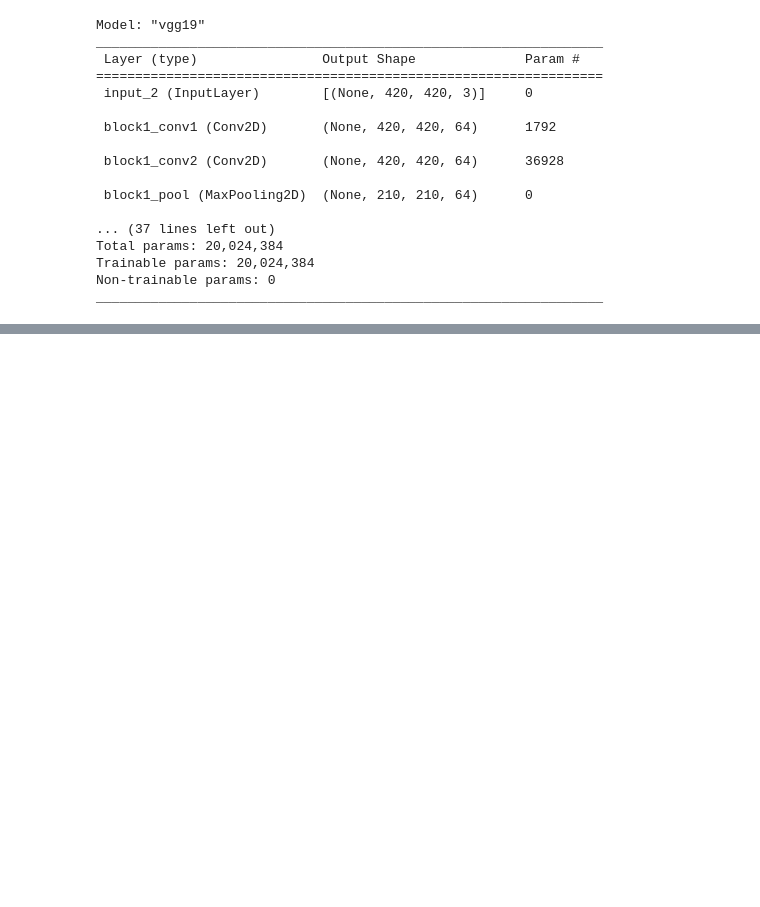
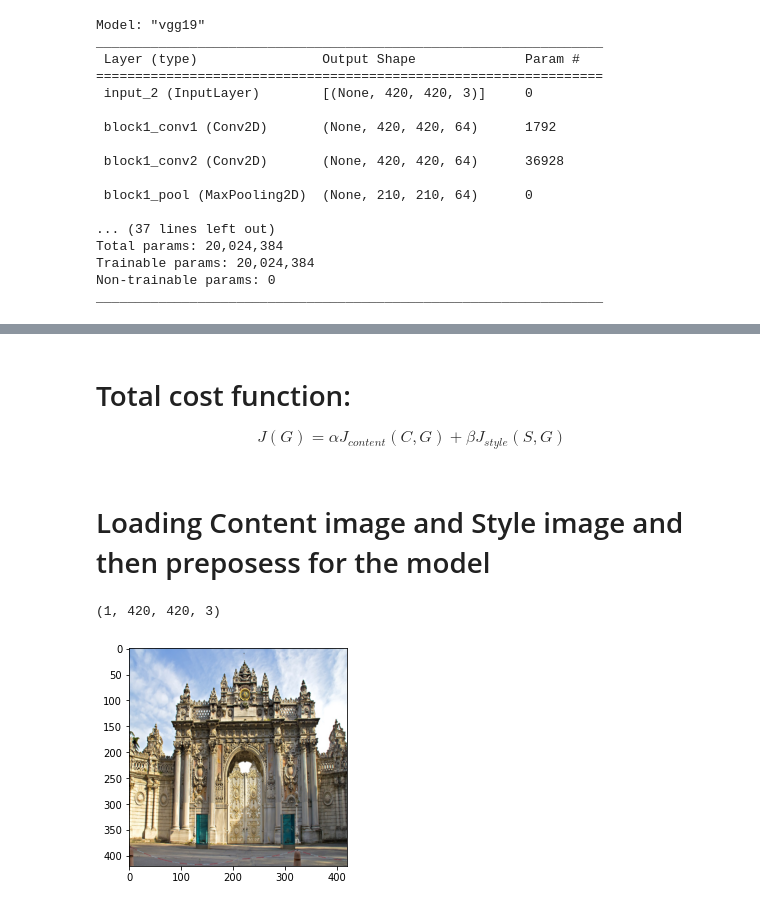
Before and after one commit to sftSalman/NeuroART, a Jupyter notebook: Image_transformation_using__neural_style.ipynb, the cells around one changed output, grey strips where cells are left out. Saved outputs shown, nothing was run; the diff lists cells and outputs as text; code cells hidden in the pictures; blank space fills up the shorter version.

```diff
--- a/Image_transformation_using__neural_style.ipynb
+++ b/Image_transformation_using__neural_style.ipynb
@@ -245,0 +370,3 @@ _________________________________________________________________
+# %% [markdown]
+# Total cost function:
+$$J(G) = \alpha J_{content}(C,G) + \beta J_{style}(S,G)$$
@@ -245,0 +379,14 @@ _________________________________________________________________
+# %% [markdown]
+# Loading Content image and Style image and then preposess for the model
+# %%
+# content_img = np.array(content_img.resize(img_size*img_size)))
+# content_img = tf.constant(np.reshape(content_img,(1,),content_img.shape))
+content_image = np.array(content_img.resize((img_size, img_size)))
+content_image = tf.constant(np.reshape(content_image, ((1,) + content_image.shape)))
+# %%
+print(content_image.shape)
+imshow(content_image[0])
+plt.show()
+# %% [output]
+(1, 420, 420, 3)
+[figure, added]
```
Also changed, not shown: parts of 29 cells of this notebook.
